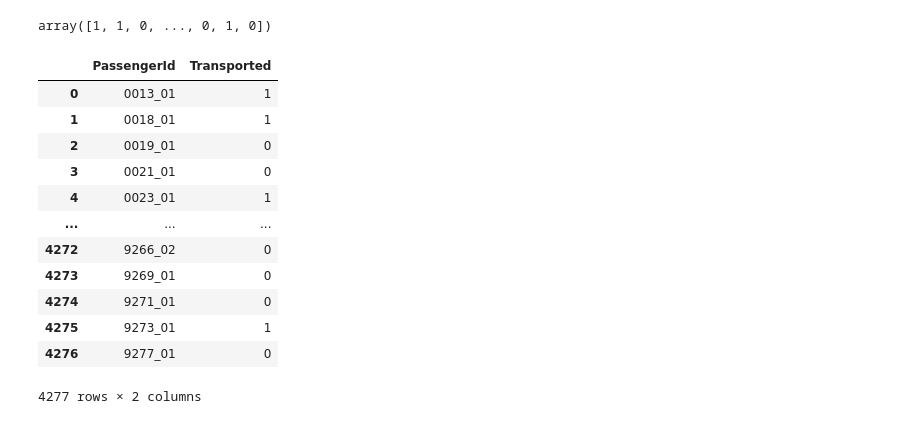
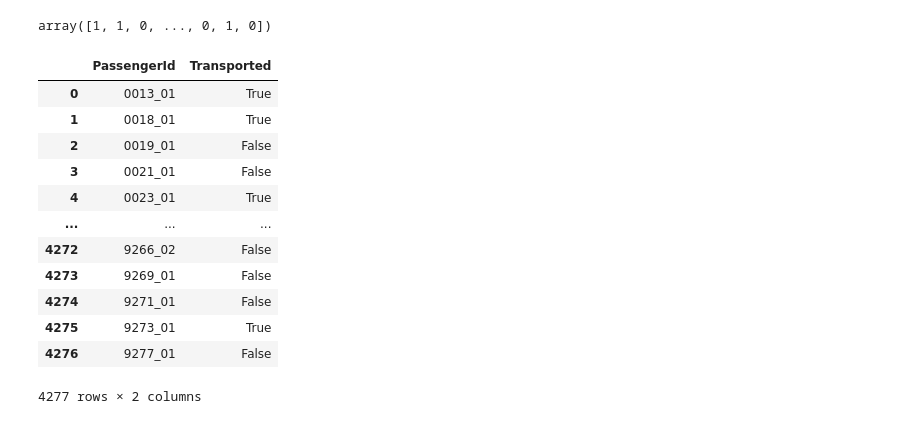
Before and after one commit to DiarafaSoukouna/project-kaggle, a Jupyter notebook: final.ipynb, the cells around one changed output. Cells and saved outputs as stored; diff of their text form; code cells hidden in the pictures.

```diff
--- a/final.ipynb
+++ b/final.ipynb
@@ -866,22 +853,27 @@ test_predictions = selected_model.predict(random_result_test)
 test_predictions
 # %% [output]
 array([1, 1, 0, ..., 0, 1, 0])
-# %%
-###On enregistre le fichier de submission
-tiemoko_diarafa_final_submission = pd.DataFrame({'PassengerId': test_passenger_id, 'Transported': test_predictions})
-tiemoko_diarafa_final_submission.to_csv('tiemoko_diarafa_final_submission.csv', index=False)
-tiemoko_diarafa_final_submission
-# %% [output]
-|  | PassengerId | Transported |
-| 0 | 0013_01 | 1 |
-| 1 | 0018_01 | 1 |
-| 2 | 0019_01 | 0 |
-| 3 | 0021_01 | 0 |
-| 4 | 0023_01 | 1 |
-| ... | ... | ... |
-| 4272 | 9266_02 | 0 |
-| 4273 | 9269_01 | 0 |
-| 4274 | 9271_01 | 0 |
-| 4275 | 9273_01 | 1 |
-| 4276 | 9277_01 | 0 |
-4277 rows × 2 columns
+# %%
+###On crée un data frame pour le fichier de submission
+tiemoko_soukouna_final_submission = pd.DataFrame({'PassengerId': test_passenger_id, 'Transported': test_predictions})
+
+###Remplaçons les 0 en False et les 1 en True
+tiemoko_soukouna_final_submission.replace({0: False, 1: True}, inplace=True)
+
+###On enregistre le fichier de submission
+tiemoko_soukouna_final_submission.to_csv('tiemoko_soukouna_final_submission.csv', index=False)
+tiemoko_soukouna_final_submission
+# %% [output]
+|  | PassengerId | Transported |
+| 0 | 0013_01 | True |
+| 1 | 0018_01 | True |
+| 2 | 0019_01 | False |
+| 3 | 0021_01 | False |
+| 4 | 0023_01 | True |
+| ... | ... | ... |
+| 4272 | 9266_02 | False |
+| 4273 | 9269_01 | False |
+| 4274 | 9271_01 | False |
+| 4275 | 9273_01 | True |
+| 4276 | 9277_01 | False |
+4277 rows × 2 columns
```
Also changed, not shown: parts of 8 cells of this notebook, 2 other files.
